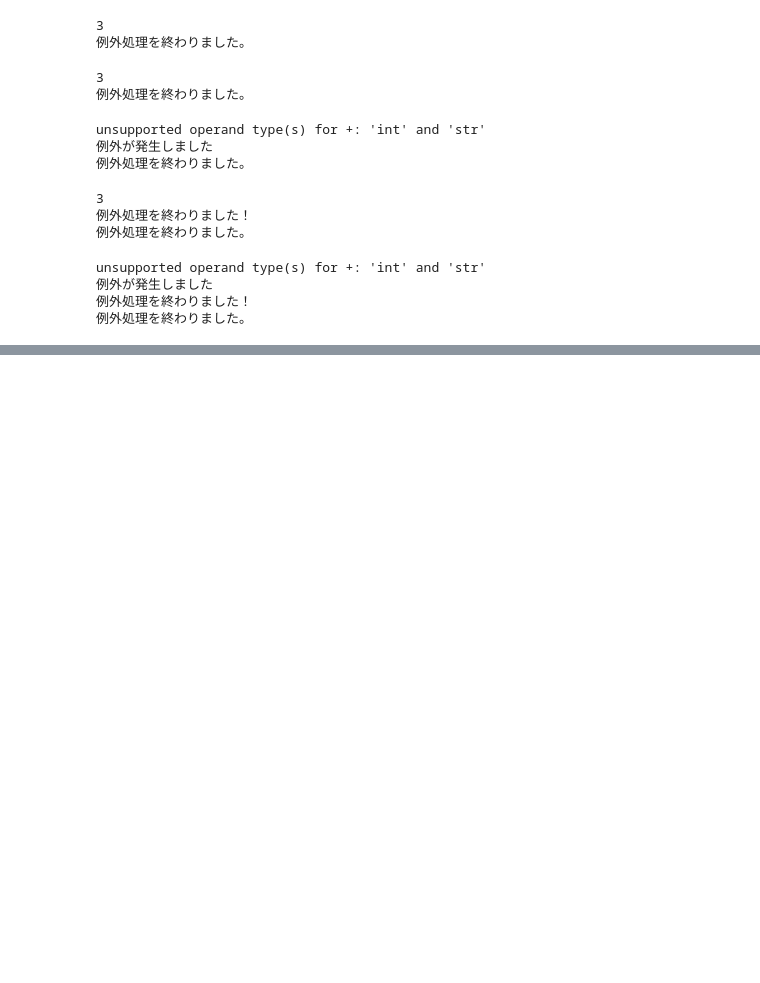
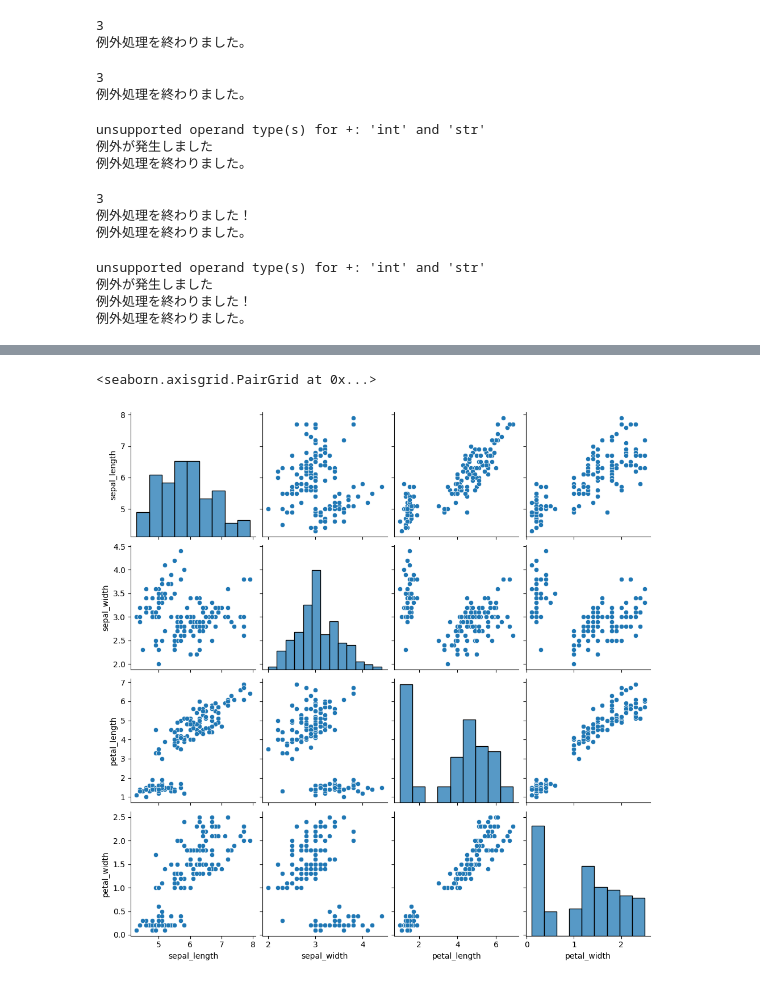
Before and after one commit to human9834/portfolio, a Jupyter notebook: ポートフォリオその3.ipynb, the cells around one changed output, grey strips where cells are left out. Drawn from its saved outputs; the diff is of its cells as text; code cells hidden in the pictures; blank space fills up the shorter version.

```diff
--- a/ポートフォリオその3.ipynb
+++ b/ポートフォリオその3.ipynb
@@ -333,0 +341,9 @@ unsupported operand type(s) for +: 'int' and 'str'
+# %%
+# seaborn(グラフを作成できるライブラリ)をインポート
+import seaborn
+
+iris = seaborn.load_dataset('iris')
+seaborn.pairplot(iris)
+# %% [output]
+<seaborn.axisgrid.PairGrid at 0x...>
+[figure, added]
```
Also changed, not shown: parts of 7 cells of this notebook.
